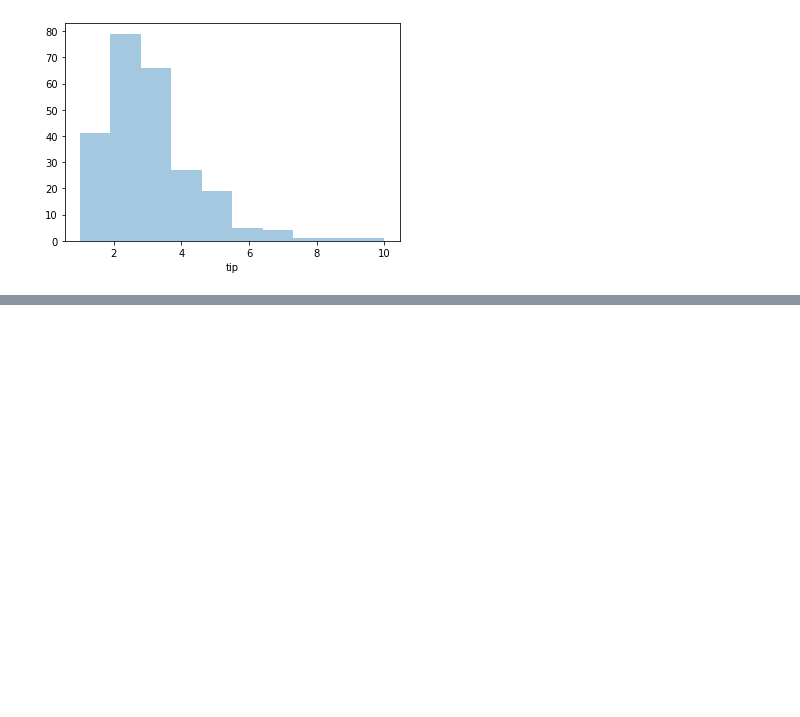
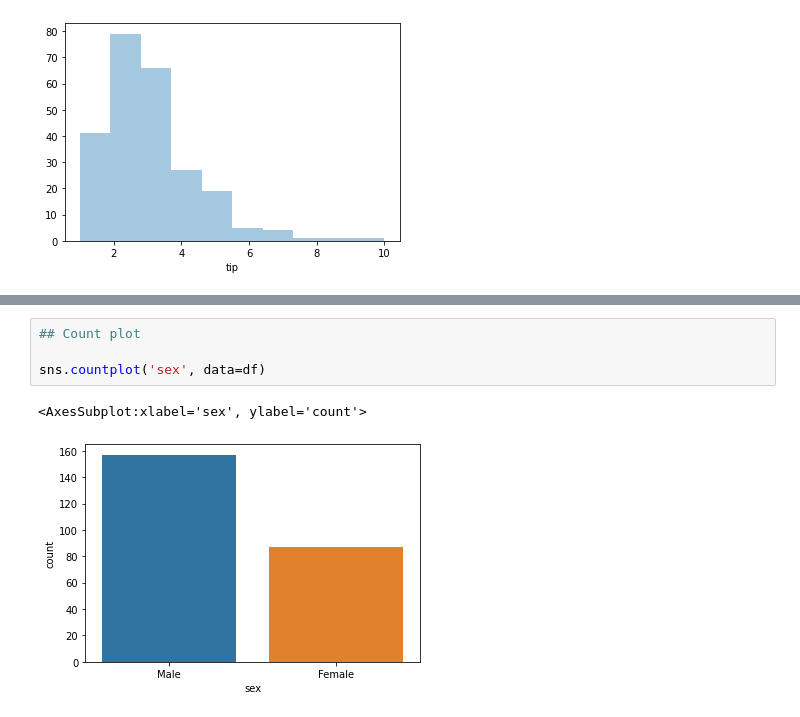
Before and after one commit to H3K4R/Seaborn-Tutorial, a Jupyter notebook: Seaborn.ipynb, the cells around one changed output, grey strips where cells are left out. Drawn from its saved outputs; the diff is of its cells as text; blank space fills up the shorter version.

```diff
--- a/Seaborn.ipynb
+++ b/Seaborn.ipynb
@@ -93,0 +103,7 @@ sns.distplot(df['tip'], kde=False, bins=10)
+# %%
+## Count plot
+
+sns.countplot('sex', data=df)
+# %% [output]
+<AxesSubplot:xlabel='sex', ylabel='count'>
+[figure, added]
```
Also changed, not shown: parts of 12 cells of this notebook.
